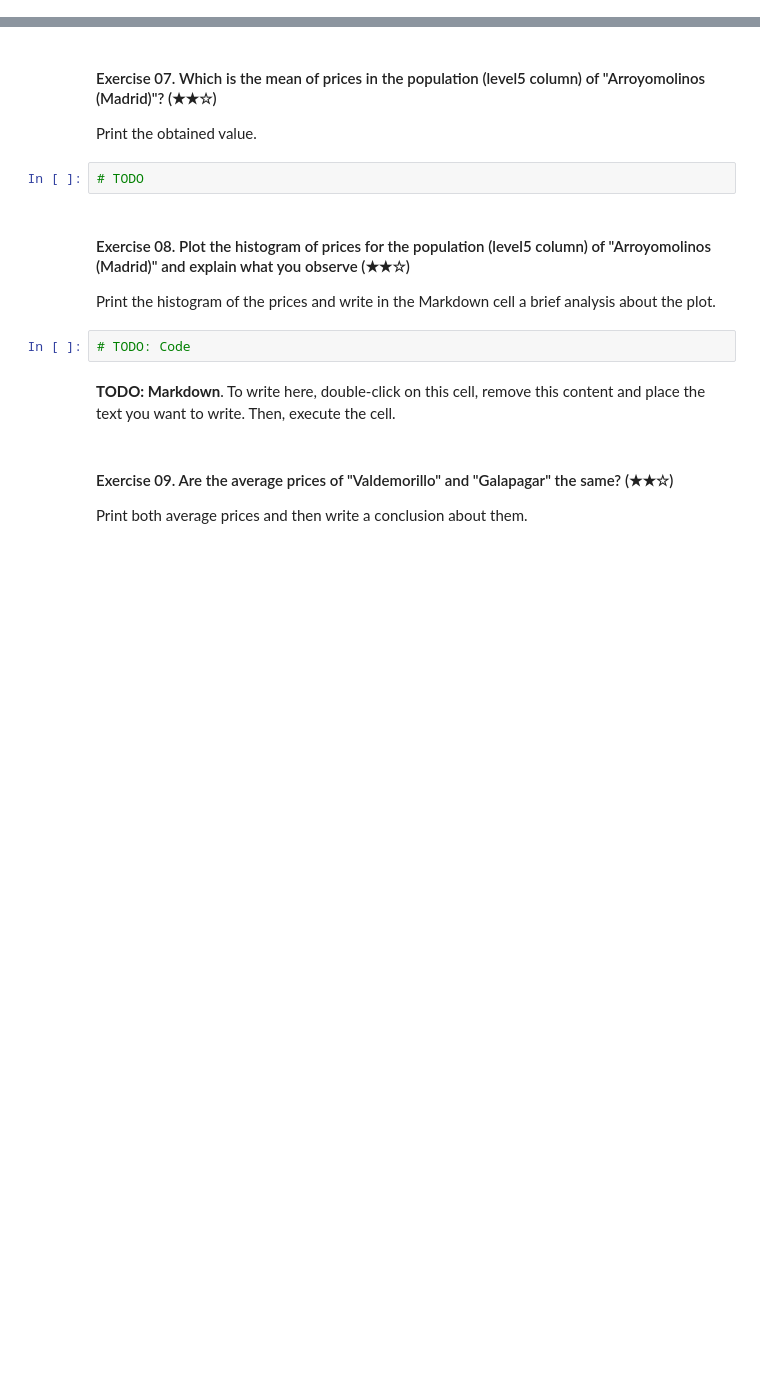
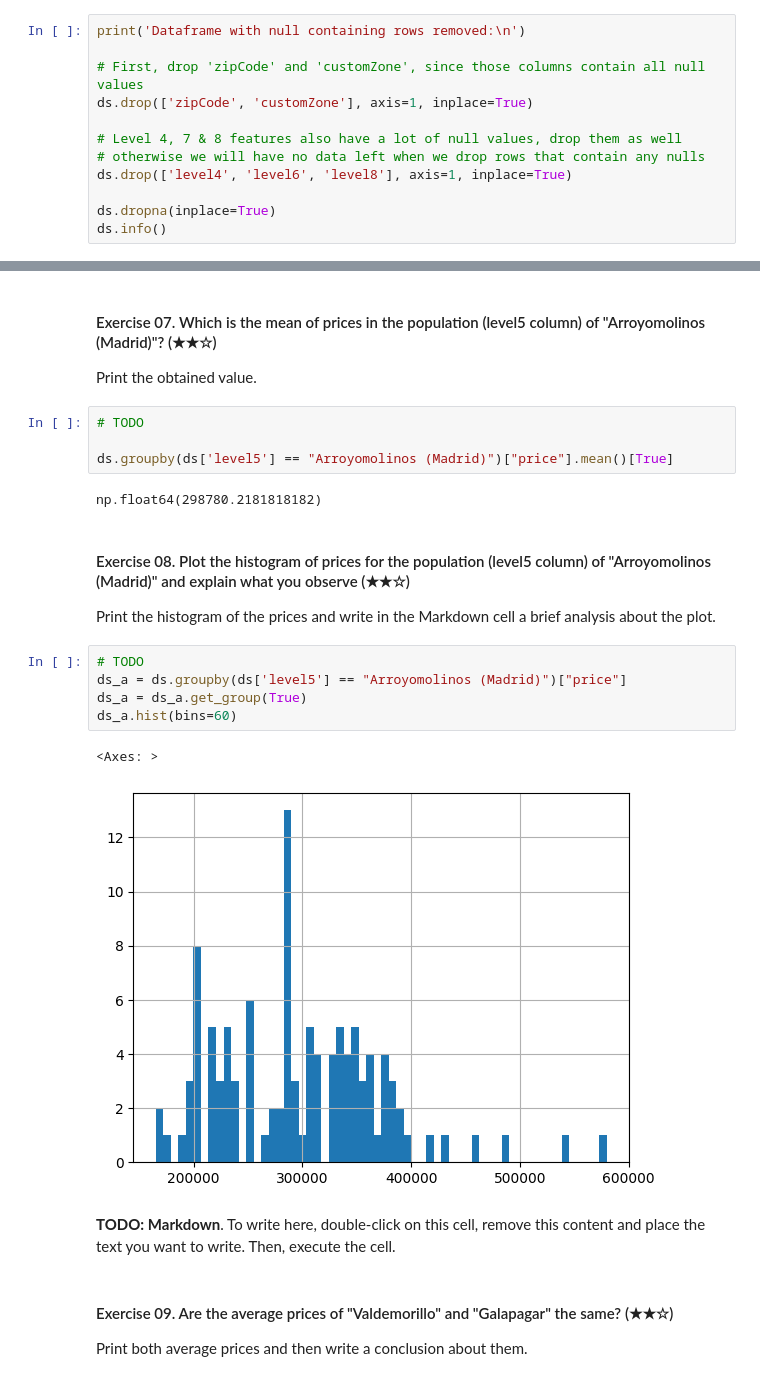
Before and after one commit to 4GeeksAcademy/burton78realestate-datacleanup-exercise, a Jupyter notebook: project.ipynb, the cells around one changed output, grey strips where cells are left out. Saved outputs shown, nothing was run; the diff lists cells and outputs as text; blank space fills up the shorter version.

```diff
--- a/project.ipynb
+++ b/project.ipynb
@@ -80,0 +160,12 @@ Print a comparison between the dimensions of the original DataFrame versus the D
+# %%
+print('Dataframe with null containing rows removed:\n')
+
+# First, drop 'zipCode' and 'customZone', since those columns contain all null values
+ds.drop(['zipCode', 'customZone'], axis=1, inplace=True)
+
+# Level 4, 7 & 8 features also have a lot of null values, drop them as well
+# otherwise we will have no data left when we drop rows that contain any nulls
+ds.drop(['level4', 'level6', 'level8'], axis=1, inplace=True)
+
+ds.dropna(inplace=True)
+ds.info()
@@ -84,12 +193,22 @@ Print a comparison between the dimensions of the original DataFrame versus the D
 Print the obtained value.
 # %%
 # TODO
+
+ds.groupby(ds['level5'] == "Arroyomolinos (Madrid)")["price"].mean()[True]
+# %% [output]
+np.float64(298780.2181818182)
 # %% [markdown]
 #### Exercise 08. Plot the histogram of prices for the population (level5 column) of "Arroyomolinos (Madrid)" and explain what you observe (★★☆)
 
 Print the histogram of the prices and write in the Markdown cell a brief analysis about the plot.
 # %%
-# TODO: Code
+# TODO
+ds_a = ds.groupby(ds['level5'] == "Arroyomolinos (Madrid)")["price"]
+ds_a = ds_a.get_group(True)
+ds_a.hist(bins=60)
+# %% [output]
+<Axes: >
+[figure, added]
 # %% [markdown]
 **TODO: Markdown**. To write here, double-click on this cell, remove this content and place the text you want to write. Then, execute the cell.
 # %% [markdown]
```
Also changed, not shown: parts of 26 cells of this notebook.
